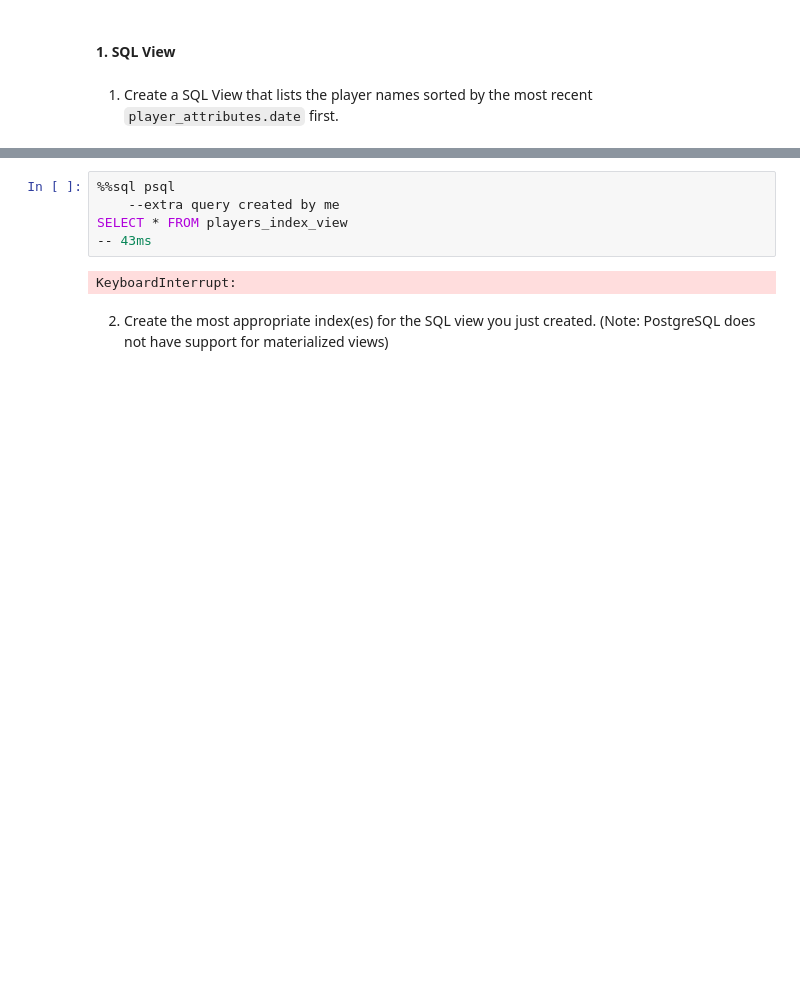
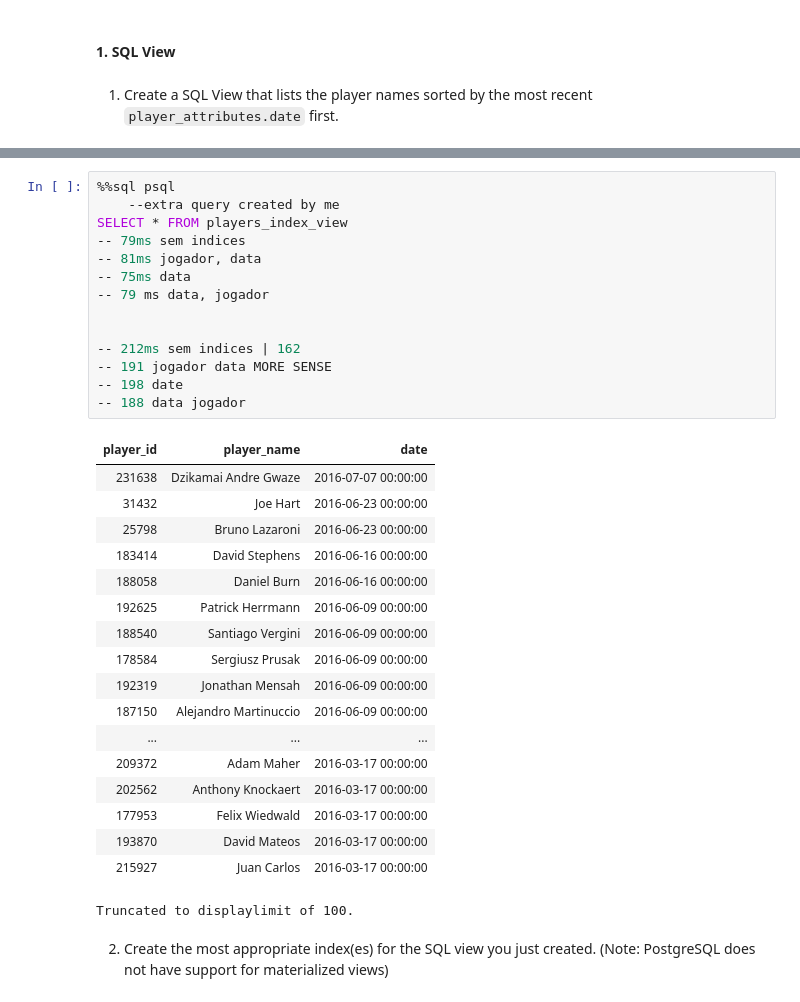
Before and after one commit to anajfalfa/sibd-24, a Jupyter notebook: P2/15-p2-project.ipynb, the cells around one changed output, grey strips where cells are left out. Drawn from its saved outputs; the diff is of its cells as text; blank space fills up the shorter version.

```diff
--- a/P2/15-p2-project.ipynb
+++ b/P2/15-p2-project.ipynb
@@ -889,10 +752,36 @@ ORDER BY date DESC; --, pa.player_fifa_api_id;
 # %%
 %%sql psql
     --extra query created by me
 SELECT * FROM players_index_view
--- 43ms
+-- 79ms sem indices
+-- 81ms jogador, data
+-- 75ms data
+-- 79 ms data, jogador
+
+
+-- 212ms sem indices | 162
+-- 191 jogador data MORE SENSE
+-- 198 date
+-- 188 data jogador
 # %% [output]
+| player_id | player_name | date |
+| 231638 | Dzikamai Andre Gwaze | 2016-07-07 00:00:00 |
+| 31432 | Joe Hart | 2016-06-23 00:00:00 |
+| 25798 | Bruno Lazaroni | 2016-06-23 00:00:00 |
+| 183414 | David Stephens | 2016-06-16 00:00:00 |
+| 188058 | Daniel Burn | 2016-06-16 00:00:00 |
+| 192625 | Patrick Herrmann | 2016-06-09 00:00:00 |
+| 188540 | Santiago Vergini | 2016-06-09 00:00:00 |
+| 178584 | Sergiusz Prusak | 2016-06-09 00:00:00 |
+| 192319 | Jonathan Mensah | 2016-06-09 00:00:00 |
+| 187150 | Alejandro Martinuccio | 2016-06-09 00:00:00 |
+| ... | ... | ... |
+| 209372 | Adam Maher | 2016-03-17 00:00:00 |
+| 202562 | Anthony Knockaert | 2016-03-17 00:00:00 |
+| 177953 | Felix Wiedwald | 2016-03-17 00:00:00 |
+| 193870 | David Mateos | 2016-03-17 00:00:00 |
+| 215927 | Juan Carlos | 2016-03-17 00:00:00 |
-KeyboardInterrupt:
+Truncated to displaylimit of 100.
 # %% [markdown]
 2. Create the most appropriate index(es) for the SQL view you just created. (Note: PostgreSQL does not have support for materialized views)
 # %%
```
Also changed, not shown: parts of 33 cells of this notebook.
